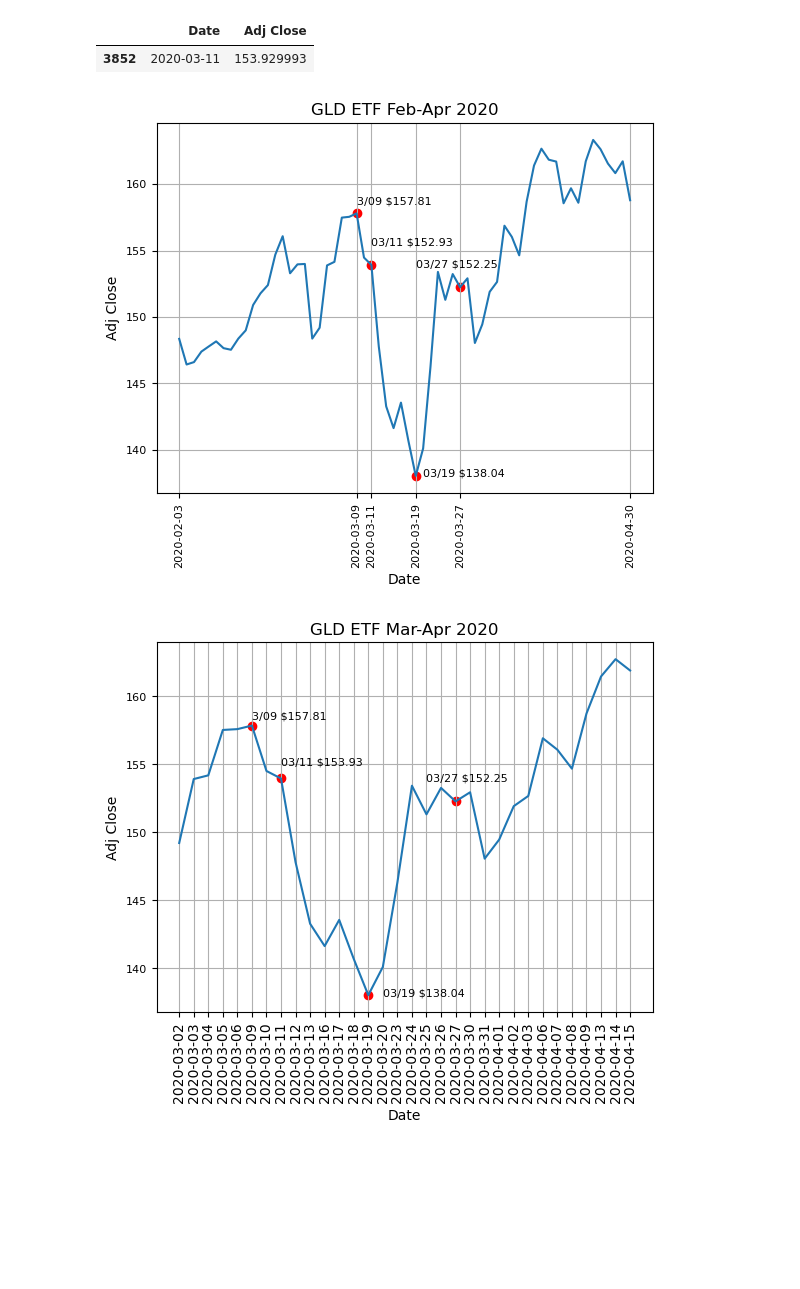
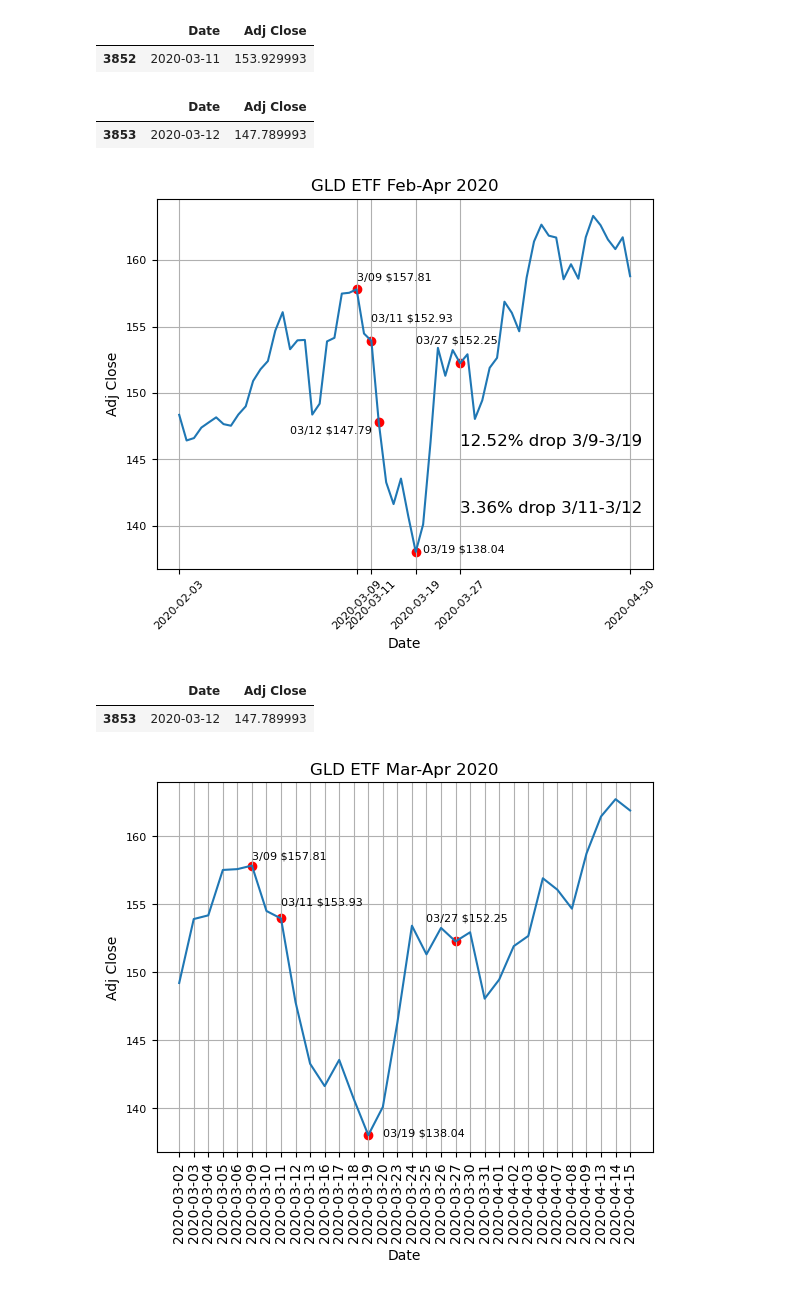
Before and after one commit to rushichokshi/Investment-Analysis, a Jupyter notebook: notebooks/gld.ipynb, the cells around one changed output. Cells and saved outputs as stored; diff of their text form; code cells hidden in the pictures; blank space fills up the shorter version.

```diff
--- a/notebooks/gld.ipynb
+++ b/notebooks/gld.ipynb
@@ -159,32 +160,48 @@ gld[gld['Date']=='2020-03-11']
 | 3852 | 2020-03-11 | 153.929993 |
 # %%
 ########################################################################################################
+# %%
+gld[gld['Date']=='2020-03-12']
+# %% [output]
+|  | Date | Adj Close |
+| 3853 | 2020-03-12 | 147.789993 |
 # %%
 sns.lineplot(x=gld[gld['Date']>='2020-02-03'][gld['Date']<='2020-04-30']['Date'],y=gld[gld['Date']>='2020-02-03'][gld['Date']<='2020-04-30']['Adj Close'])
 
 plt.grid(True)
 
-plt.xticks(rotation=90,ticks=['2020-02-03','2020-03-19','2020-04-30','2020-03-09','2020-03-11','2020-03-27'],fontsize=8)
+plt.xticks(rotation=45,ticks=['2020-02-03','2020-03-19','2020-04-30','2020-03-09','2020-03-11','2020-03-27'],fontsize=8)
 
 plt.scatter('2020-03-09',157.809998,marker='o',color='red')
 plt.text('2020-03-09',157.809998 + .7,'3/09 $157.81',fontsize=8)
 
 plt.scatter('2020-03-19',138.039993,marker='o',color='red')
 plt.text('2020-03-20',138.039993, '03/19 $138.04',fontsize=8)
 
 plt.scatter('2020-03-27',152.25,marker='o',color='red')
 plt.text('2020-03-19',152.25 + 1.5, '03/27 $152.25',fontsize=8)
 
 plt.scatter('2020-03-11',153.929993,marker='o',color='red')
 plt.text('2020-03-11',153.93 + 1.5, '03/11 $152.93',fontsize=8)
 
+plt.scatter('2020-03-12',147.789993,marker='o',color='red')
+plt.text('2020-02-25',147, '03/12 $147.79',fontsize=8)
+
+plt.text('2020-03-27',146, '12.52% drop 3/9-3/19',fontsize=12)
+plt.text('2020-03-27',141, '3.36% drop 3/11-3/12',fontsize=12)
+
 plt.yticks(fontsize=8)
 
 plt.title('GLD ETF Feb-Apr 2020')
 
 plt.show()
 # %% [output]
-[figure, old version]
+[figure, new version]
+# %%
+gld[gld['Date']=='2020-03-12']
+# %% [output]
+|  | Date | Adj Close |
+| 3853 | 2020-03-12 | 147.789993 |
 # %%
 sns.lineplot(x=gld[gld['Date']>='2020-03-01'][gld['Date']<='2020-04-15']['Date'],y=gld[gld['Date']>='2020-03-01'][gld['Date']<='2020-04-15']['Adj Close'])
 
```
Also changed, not shown: parts of 28 cells of this notebook, 6 other files.
